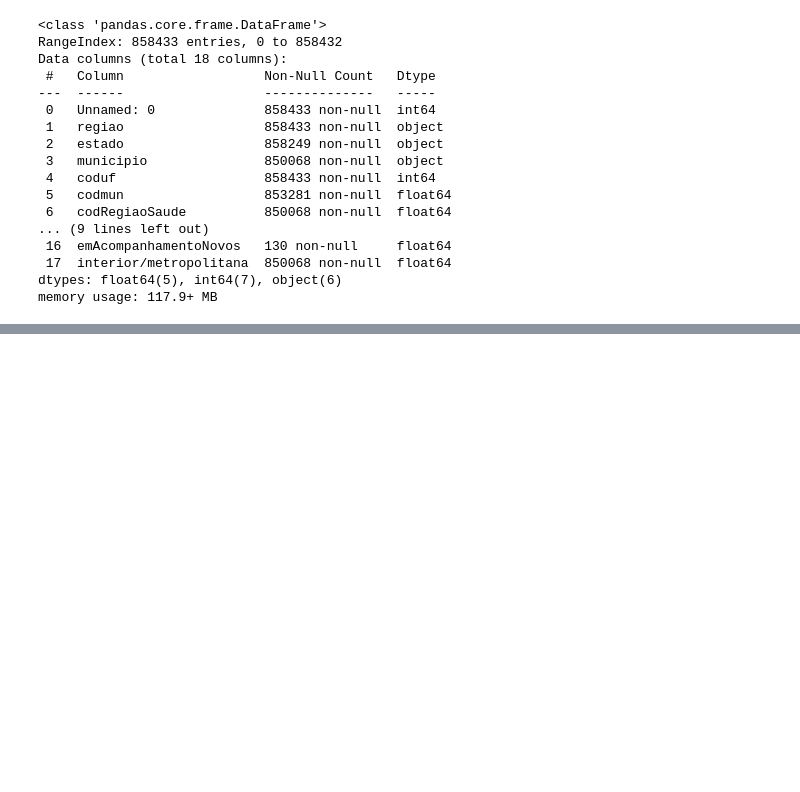
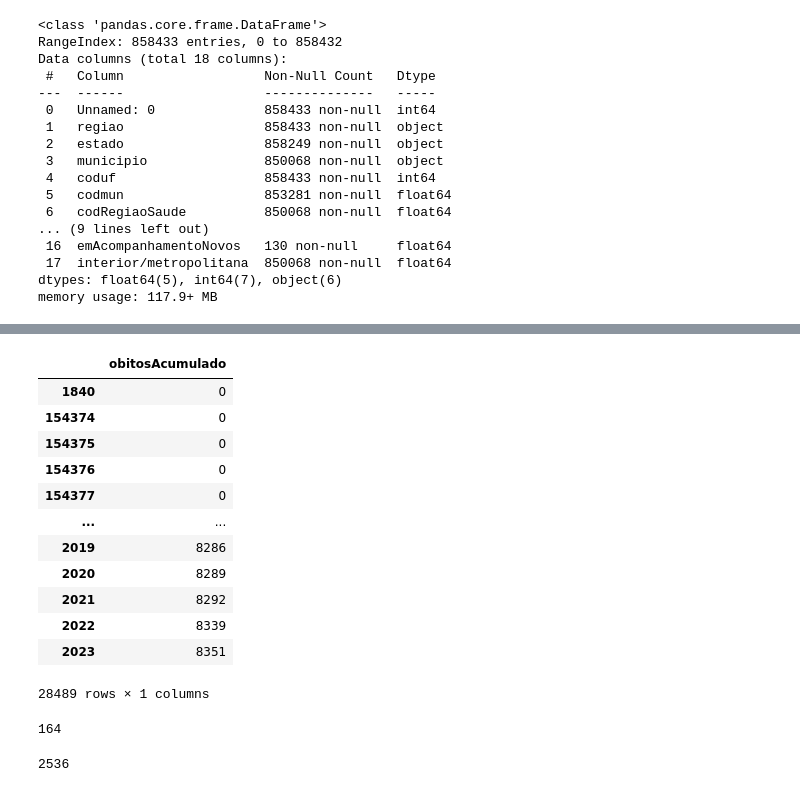
Before and after one commit to MariliaRot/Covid-19, a Jupyter notebook: COVID_DADOS_DATAFRAME_MS_PAINEL.ipynb, the cells around one changed output, grey strips where cells are left out. Saved outputs shown, nothing was run; the diff lists cells and outputs as text; code cells hidden in the pictures; blank space fills up the shorter version.

```diff
--- a/COVID_DADOS_DATAFRAME_MS_PAINEL.ipynb
+++ b/COVID_DADOS_DATAFRAME_MS_PAINEL.ipynb
@@ -45,0 +82,47 @@ memory usage: 117.9+ MB
+# %%
+#casosAcumData= dadosBRbruto.filter(items=['casosAcumulado','estado','data']).where(dadosBRbruto.estado =='CE').sort_values(by='casosAcumulado', ascending=True)
+#casosAcumData
+
+casosAcumDataCE = dadosBRbruto[dadosBRbruto["estado"] == 'CE']
+data = casosAcumDataCE.filter(items=['data']).where(dadosBRbruto.casosAcumulado > 0).sort_values(by='data', ascending=True)
+casos = casosAcumDataCE.filter(items=['casosAcumulado']).where(dadosBRbruto.casosAcumulado > 0).sort_values(by='casosAcumulado', ascending=True)
+mortos= casosAcumDataCE.filter(items=['obitosAcumulado']).sort_values(by='obitosAcumulado', ascending=True)
+casosAcumCE_datas = data.dropna()
+casosAcumCE_casos = casos.dropna()
+casosAcumCE_mortos = mortos.dropna()
+casosAcumCE_datas = data.drop_duplicates()
+casosAcumCE_casos = casos.drop_duplicates()
+casosAcumCE_mortos= casosAcumCE_mortos.drop_duplicates()
+# %%
+mortos
+# %% [output]
+|  | obitosAcumulado |
+| 1840 | 0 |
+| 154374 | 0 |
+| 154375 | 0 |
+| 154376 | 0 |
+| 154377 | 0 |
+| ... | ... |
+| 2019 | 8286 |
+| 2020 | 8289 |
+| 2021 | 8292 |
+| 2022 | 8339 |
+| 2023 | 8351 |
+28489 rows × 1 columns
+# %%
+#colocando dados casos acumludados e suas datas em arrays
+
+yy =casosAcumCE_casos['casosAcumulado'].tolist()
+xx = casosAcumCE_datas['data'].tolist()
+
+ydata =np.array(yy)
+xdata = np.array(xx)
+mortos =
+
+len(xdata)
+# %% [output]
+164
+# %%
+len(ydata)
+# %% [output]
+2536
```
Also changed, not shown: parts of 6 cells of this notebook.
